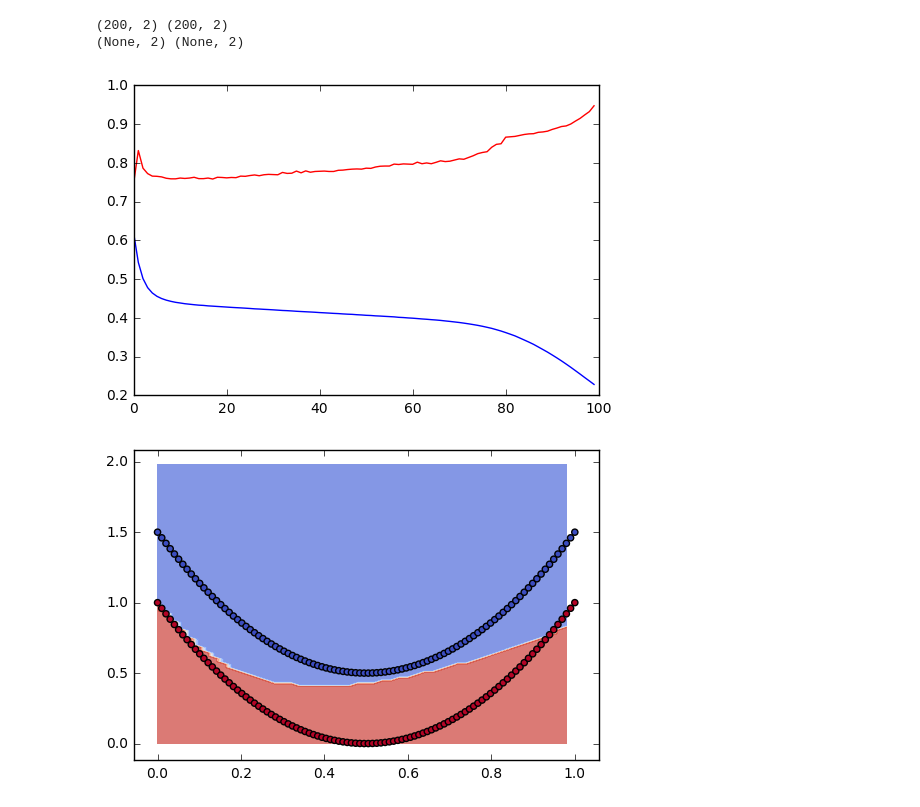
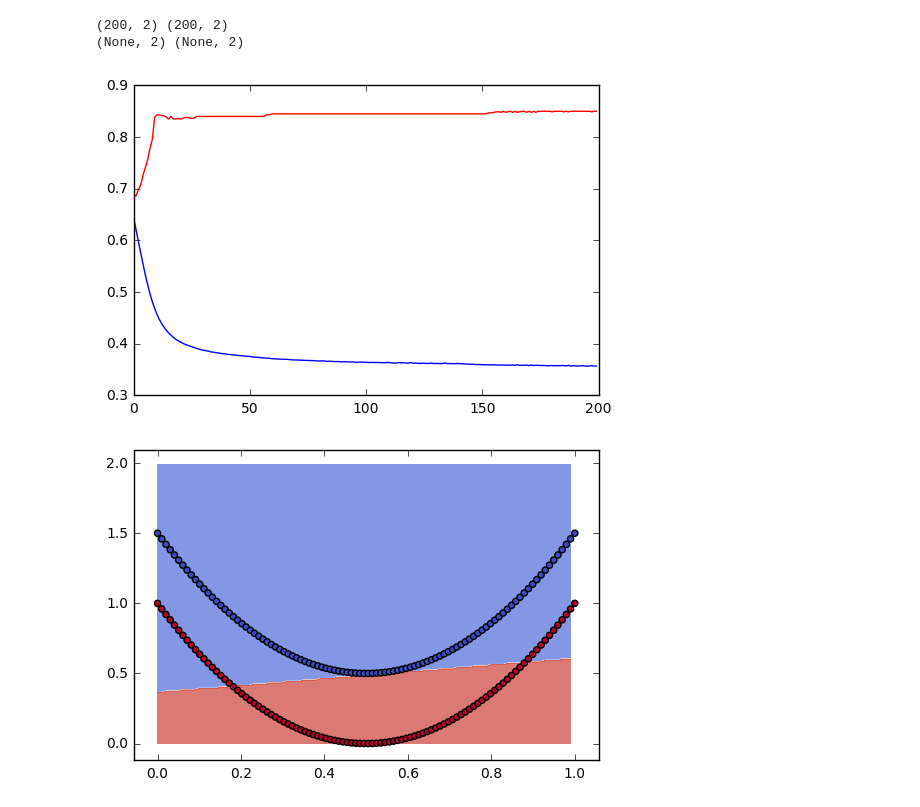
Before and after one commit to huizhuzhao/jupyter_notebook, a Jupyter notebook: jupyter_keras/examples/nn_manifold_topology.ipynb, the cells around one changed output. Drawn from its saved outputs; the diff is of its cells as text; code cells hidden in the pictures.

```diff
--- a/jupyter_keras/examples/nn_manifold_topology.ipynb
+++ b/jupyter_keras/examples/nn_manifold_topology.ipynb
@@ -31,7 +31,8 @@ plt.show()
 # %%
 def build_model():
     model = Sequential()
-    model.add(Dense(output_dim=3, input_shape=(2, ), activation='tanh')) # changing output_dim, you test different model
+    model.add(Dense(output_dim=2, input_shape=(2, ), activation='tanh')) # changing output_dim, you test different model
+    model.add(Dense(output_dim=2, activation='relu'))
     model.add(Dense(output_dim=2, activation='softmax'))
     model.compile(optimizer='adam', loss='categorical_crossentropy', metrics=['accuracy'])
     return model
@@ -57,7 +58,7 @@ def visualize_model(model, x_min, x_max, y_min, y_max, h):
     plt.scatter(X[:, 0], X[:, 1], c=y.argmax(axis=1), cmap=plt.cm.coolwarm)
     plt.show()
 # %%
-batch_size = 10; num_batches = 200; loop = 100
+batch_size = 10; num_batches = 100; loop = 200
 data_it = ComplexIterator([X, y], batch_size=batch_size, shuffle=True, seed=123)
 model = build_model()
 print X.shape, y.shape
@@ -70,10 +71,10 @@ loss_metrics = train_model(model, data_it, num_batches, loop)
 # %%
 loss_list = [x[0] for x in loss_metrics]
 metrics_list = [x[1] for x in loss_metrics]
 plt.plot(loss_list)
 plt.plot(metrics_list, 'r')
 plt.show()
-visualize_model(model, 0, 1, 0, 2, 0.02)
+visualize_model(model, 0, 1, 0, 2, 0.01)
 # %% [output]
-[figure, old version]
+[figure, new version]
-[figure, old version]
+[figure, new version]
```
